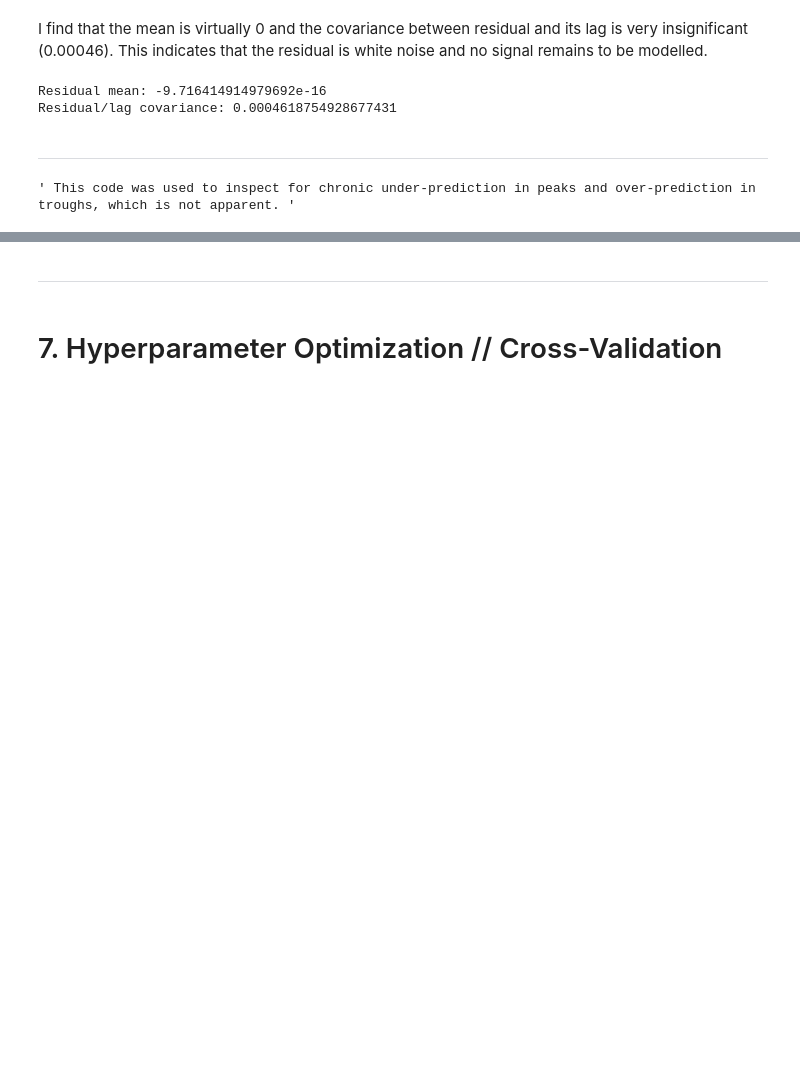
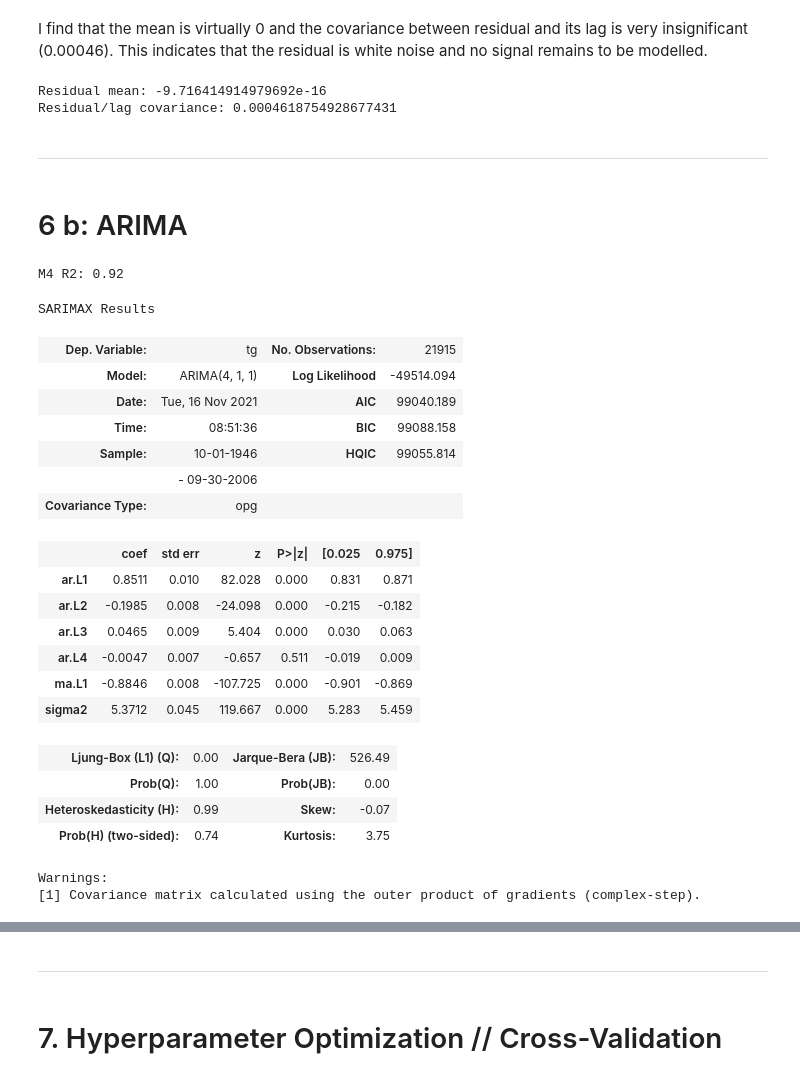
Before and after one commit to BGSoares/Bootcamp-Data-Science, a Jupyter notebook: 07-Temperature-Forecast/Temperature-Forecast.ipynb, the cells around one changed output, grey strips where cells are left out. Saved outputs shown, nothing was run; the diff lists cells and outputs as text; code cells hidden in the pictures; blank space fills up the shorter version.

```diff
--- a/07-Temperature-Forecast/Temperature-Forecast.ipynb
+++ b/07-Temperature-Forecast/Temperature-Forecast.ipynb
@@ -359,10 +404,2 @@ Residual/lag covariance: 0.0004618754928677431
-# %%
-''' This code was used to inspect for chronic under-prediction in peaks and over-prediction in troughs, which is not apparent. '''
-
-# min_year_train = df_train_model.index.min().year
-# max_year_train = df_train_model.index.max().year + 1
-# if plot:
-#     for year in range(min_year_train, max_year_train):
-#         df_train_model[ (df_train_model.index >= f'{year}-01-01') & (df_train_model.index <= f'{year}-12-31')][['tg','pred_ar3']].plot(alpha=0.7, title=f'{year}')
-# %% [output]
-' This code was used to inspect for chronic under-prediction in peaks and over-prediction in troughs, which is not apparent. '
+# %% [markdown]
+# 6 b: ARIMA
@@ -368,0 +408,27 @@ Residual/lag covariance: 0.0004618754928677431
+# %%
+m4 = ARIMA(df_train_arima, order=(4,1,1), freq='D').fit()
+print(f'M4 R2: {round(r2_score(df_train_arima, m4.predict()), 2)}')
+m4.summary()
+# %% [output]
+M4 R2: 0.92
+SARIMAX Results
+| Dep. Variable: | tg | No. Observations: | 21915 |
+| Model: | ARIMA(4, 1, 1) | Log Likelihood | -49514.094 |
+| Date: | Tue, 16 Nov 2021 | AIC | 99040.189 |
+| Time: | 08:51:36 | BIC | 99088.158 |
+| Sample: | 10-01-1946 | HQIC | 99055.814 |
+|  | - 09-30-2006 |  |  |
+| Covariance Type: | opg |  |  |
+|  | coef | std err | z | P>|z| | [0.025 | 0.975] |
+| ar.L1 | 0.8511 | 0.010 | 82.028 | 0.000 | 0.831 | 0.871 |
+| ar.L2 | -0.1985 | 0.008 | -24.098 | 0.000 | -0.215 | -0.182 |
+| ar.L3 | 0.0465 | 0.009 | 5.404 | 0.000 | 0.030 | 0.063 |
+| ar.L4 | -0.0047 | 0.007 | -0.657 | 0.511 | -0.019 | 0.009 |
+| ma.L1 | -0.8846 | 0.008 | -107.725 | 0.000 | -0.901 | -0.869 |
+| sigma2 | 5.3712 | 0.045 | 119.667 | 0.000 | 5.283 | 5.459 |
+| Ljung-Box (L1) (Q): | 0.00 | Jarque-Bera (JB): | 526.49 |
+| Prob(Q): | 1.00 | Prob(JB): | 0.00 |
+| Heteroskedasticity (H): | 0.99 | Skew: | -0.07 |
+| Prob(H) (two-sided): | 0.74 | Kurtosis: | 3.75 |
+Warnings:
+[1] Covariance matrix calculated using the outer product of gradients (complex-step).
```
Also changed, not shown: parts of 36 cells of this notebook, 7 other files.
